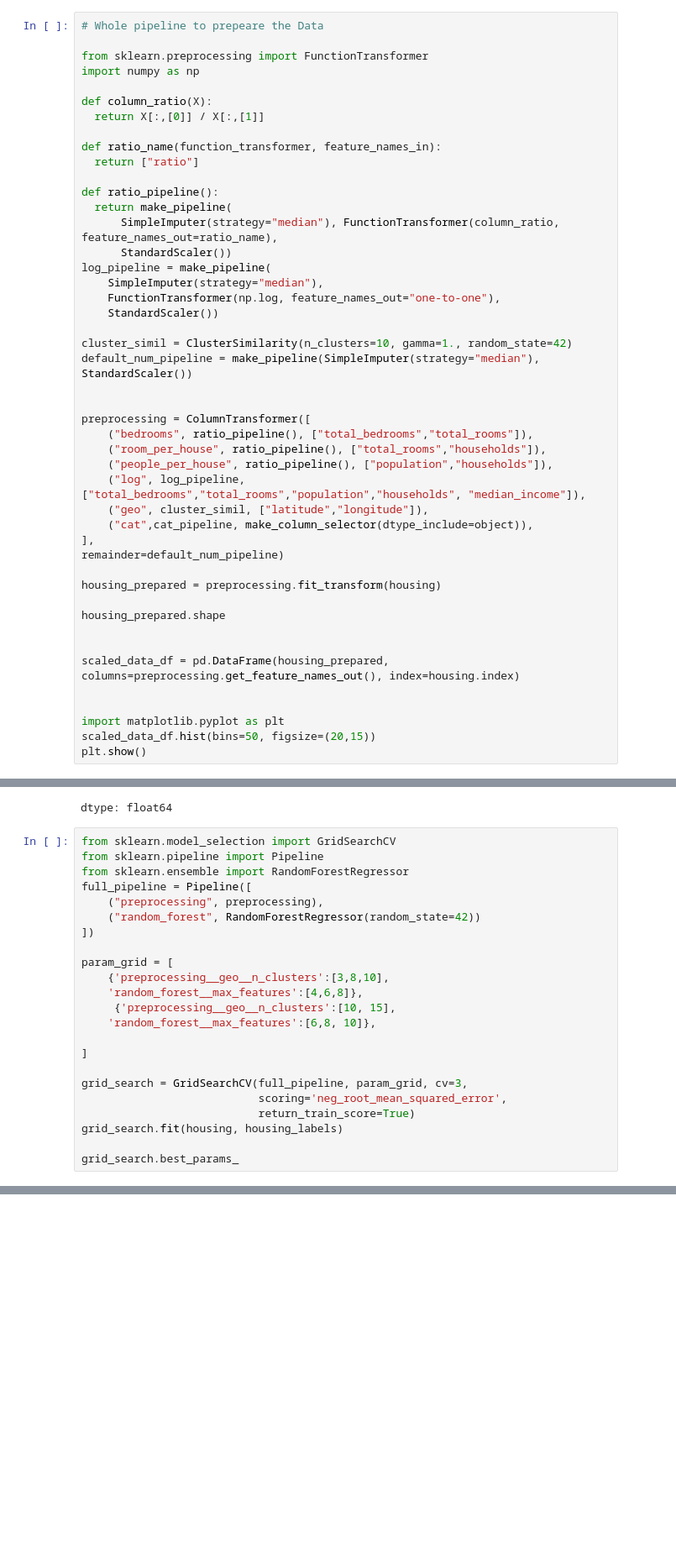
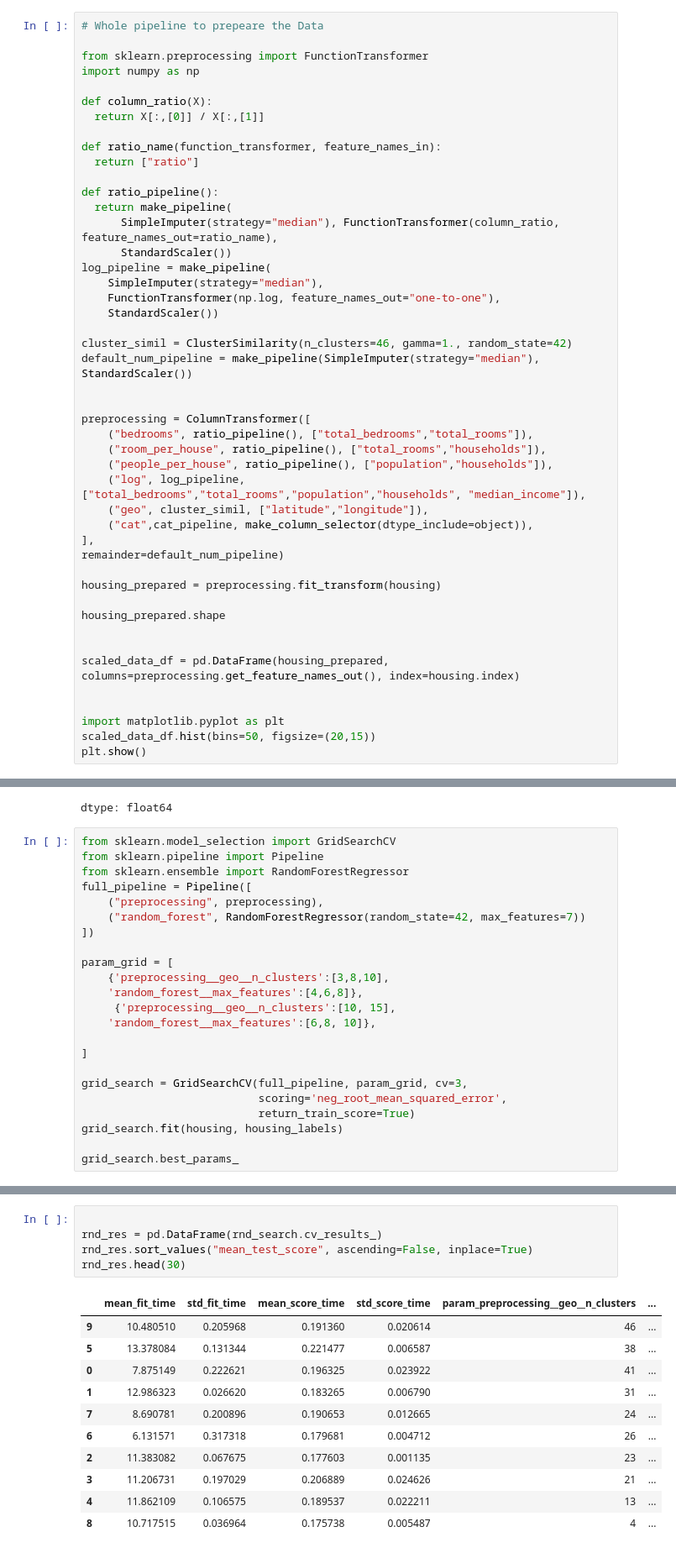
Before and after one commit to mmercan/handson-ml3, a Jupyter notebook: 02_new_project.ipynb, the cells around one changed output, grey strips where cells are left out. Shown at 84% size. Drawn from its saved outputs; the diff is of its cells as text; blank space fills up the shorter version.

```diff
--- a/02_new_project.ipynb
+++ b/02_new_project.ipynb
@@ -678,7 +678,7 @@ log_pipeline = make_pipeline(
     FunctionTransformer(np.log, feature_names_out="one-to-one"),
     StandardScaler())
 
-cluster_simil = ClusterSimilarity(n_clusters=10, gamma=1., random_state=42)
+cluster_simil = ClusterSimilarity(n_clusters=46, gamma=1., random_state=42)
 default_num_pipeline = make_pipeline(SimpleImputer(strategy="median"), StandardScaler())
 
 
@@ -811,7 +811,7 @@ from sklearn.pipeline import Pipeline
 from sklearn.ensemble import RandomForestRegressor
 full_pipeline = Pipeline([
     ("preprocessing", preprocessing),
-    ("random_forest", RandomForestRegressor(random_state=42))
+    ("random_forest", RandomForestRegressor(random_state=42, max_features=7))
 ])
 
 param_grid = [
@@ -851,0 +925,17 @@ sorted(zip(featue_importance, final_model["preprocessing"].get_feature_names_out
+# %%
+
+rnd_res = pd.DataFrame(rnd_search.cv_results_)
+rnd_res.sort_values("mean_test_score", ascending=False, inplace=True)
+rnd_res.head(30)
+# %% [output]
+|  | mean_fit_time | std_fit_time | mean_score_time | std_score_time | param_preprocessing__geo__n_clusters | ... |
+| 9 | 10.480510 | 0.205968 | 0.191360 | 0.020614 | 46 | ... |
+| 5 | 13.378084 | 0.131344 | 0.221477 | 0.006587 | 38 | ... |
+| 0 | 7.875149 | 0.222621 | 0.196325 | 0.023922 | 41 | ... |
+| 1 | 12.986323 | 0.026620 | 0.183265 | 0.006790 | 31 | ... |
+| 7 | 8.690781 | 0.200896 | 0.190653 | 0.012665 | 24 | ... |
+| 6 | 6.131571 | 0.317318 | 0.179681 | 0.004712 | 26 | ... |
+| 2 | 11.383082 | 0.067675 | 0.177603 | 0.001135 | 23 | ... |
+| 3 | 11.206731 | 0.197029 | 0.206889 | 0.024626 | 21 | ... |
+| 4 | 11.862109 | 0.106575 | 0.189537 | 0.022211 | 13 | ... |
+| 8 | 10.717515 | 0.036964 | 0.175738 | 0.005487 | 4 | ... |
```
Also changed, not shown: parts of 6 cells of this notebook.
